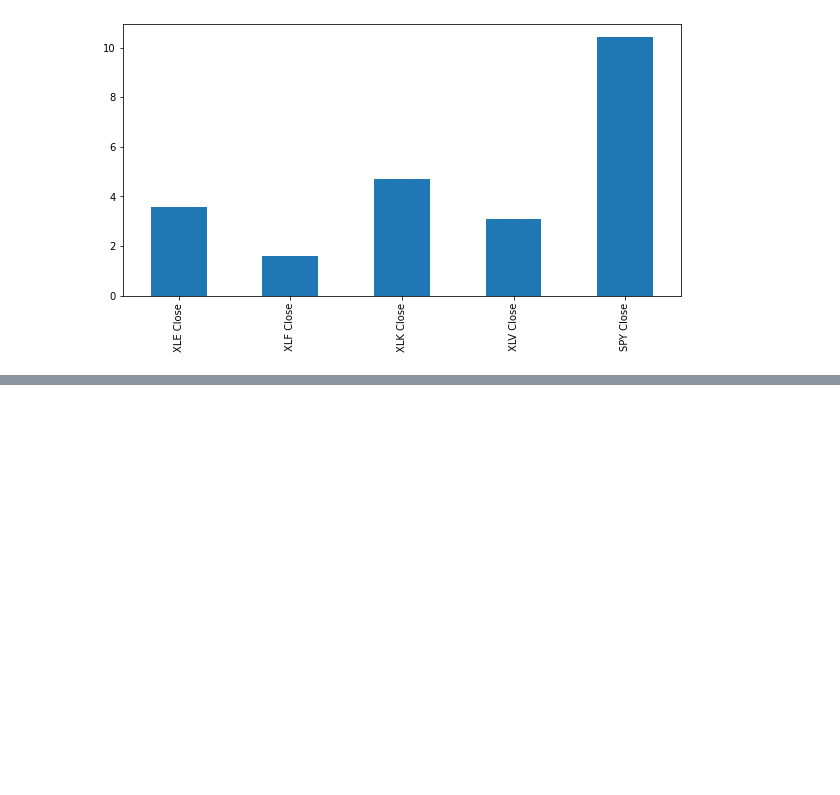
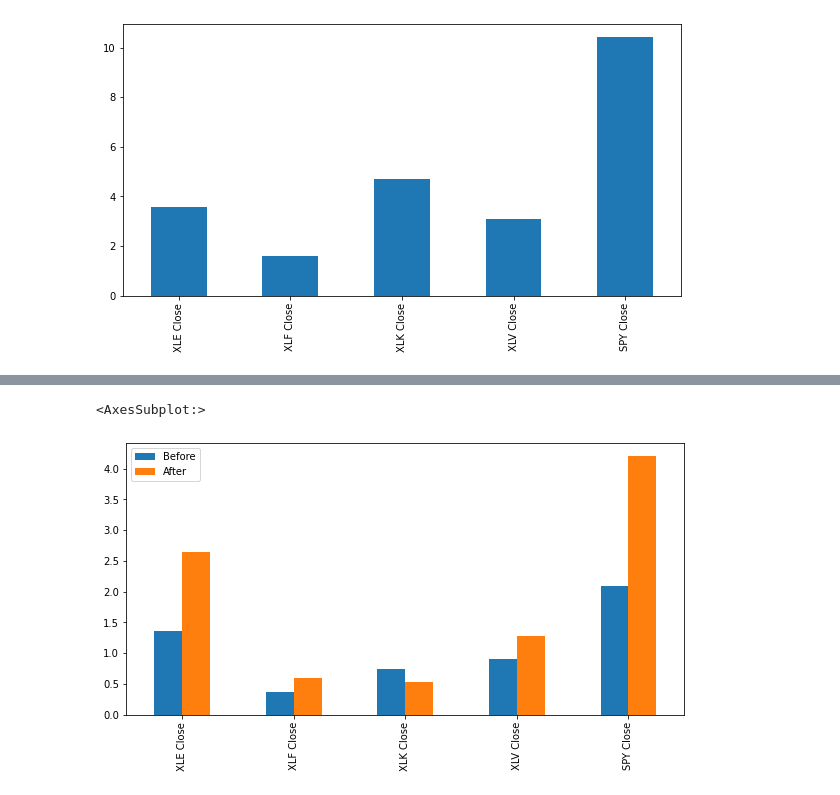
Before and after one commit to pdellis85/PoliStock, a Jupyter notebook: Viz-Test.ipynb, the cells around one changed output, grey strips where cells are left out. Cells and saved outputs as stored; diff of their text form; code cells hidden in the pictures; blank space fills up the shorter version.

```diff
--- a/Viz-Test.ipynb
+++ b/Viz-Test.ipynb
@@ -527,0 +531,11 @@ before_election_trump_std.plot.bar(figsize=(10,5))
+# %%
+before_election_obamab_std = standard_deviation(before_election_obamab)
+after_election_obamab_std = standard_deviation(after_election_obamab)
+
+combined_obamab = pd.concat([before_election_obamab_std, after_election_obamab_std], axis = 'columns', join= 'inner')
+
+combined_obamab.columns = ['Before', 'After']
+combined_obamab.plot.bar(figsize=(10,5))
+# %% [output]
+<AxesSubplot:>
+[figure, added]
```
Also changed, not shown: parts of 11 cells of this notebook.
